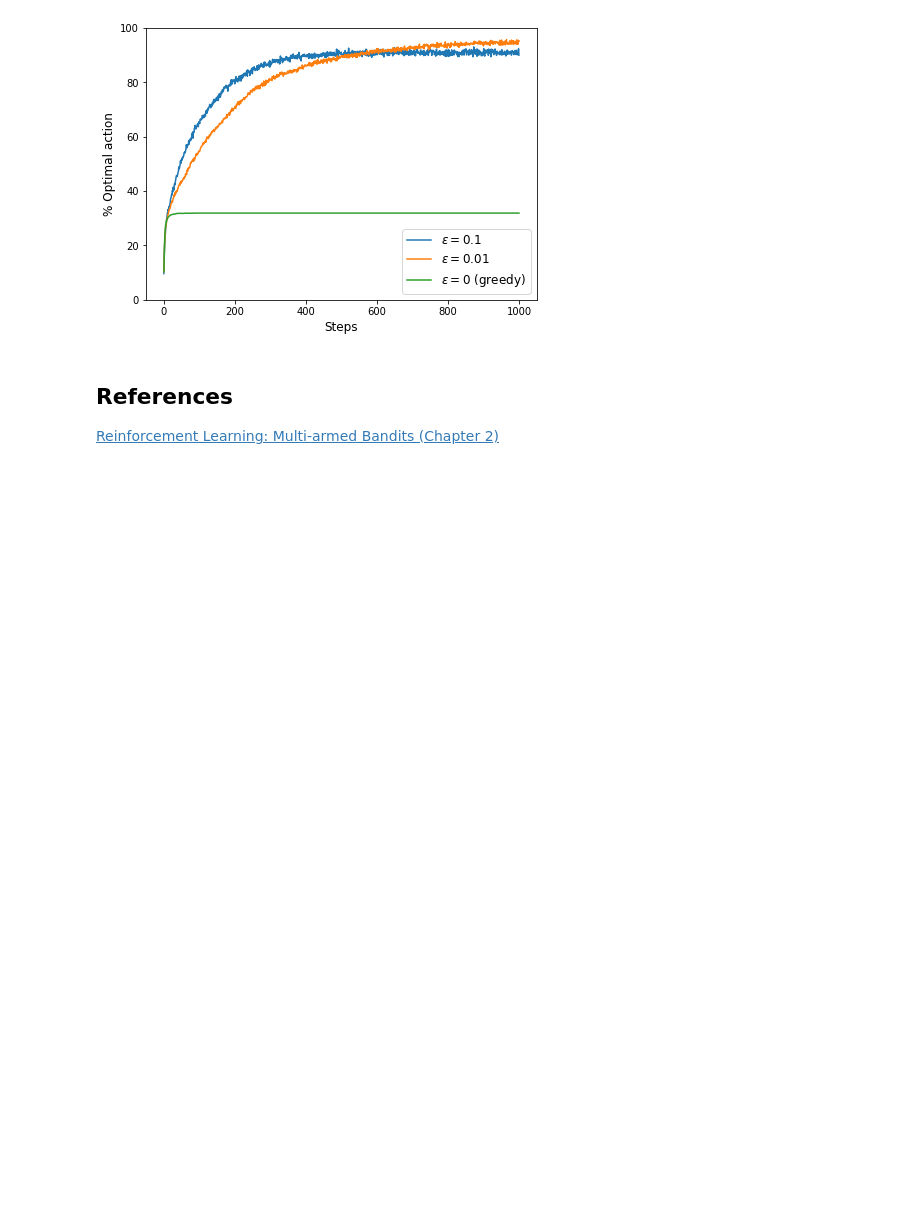
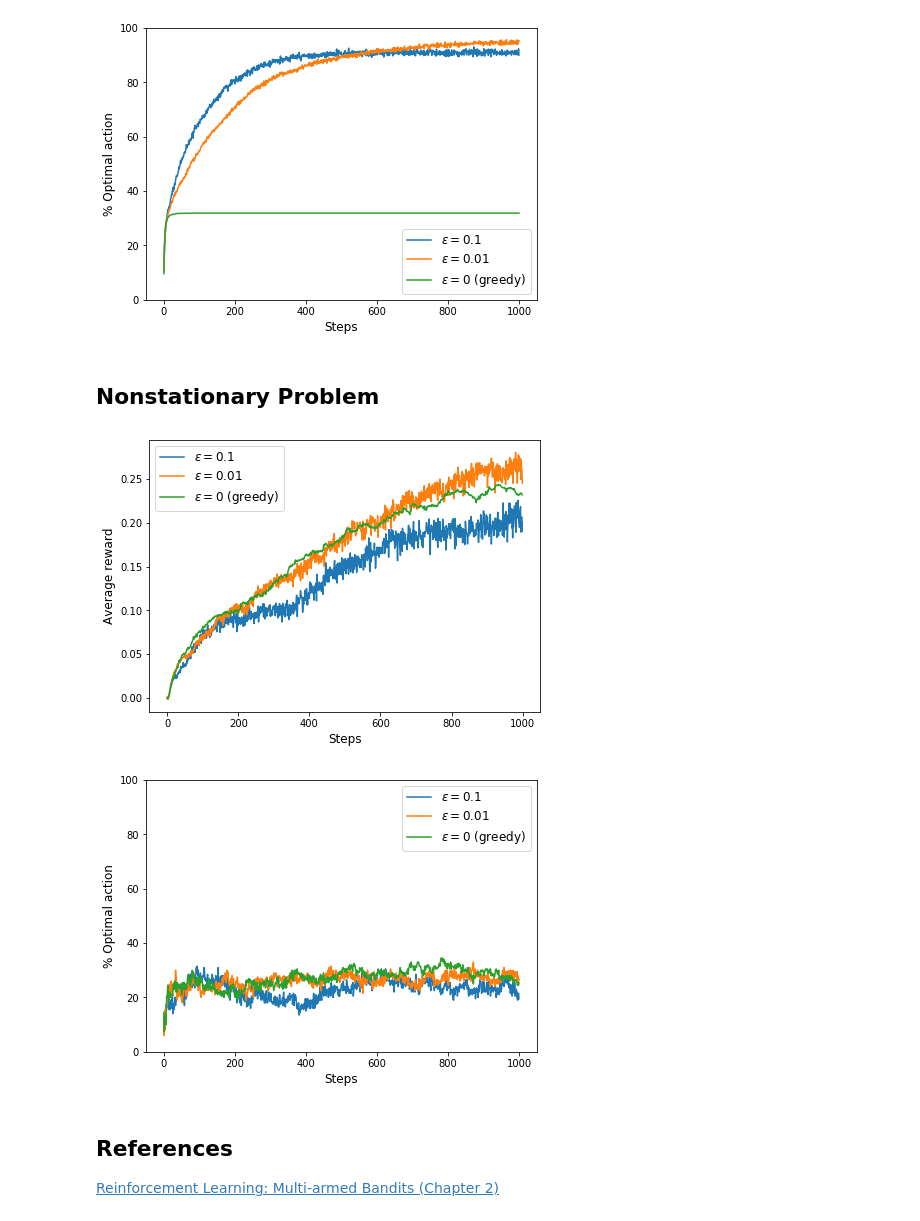
Before and after one commit to sgalella/kArmedBandit, a Jupyter notebook: notebooks/kArmedBandit.ipynb, the cells around one changed output. Saved outputs shown, nothing was run; the diff lists cells and outputs as text; code cells hidden in the pictures; blank space fills up the shorter version.

Commit message:
Add nonstationary problem

```diff
--- a/notebooks/kArmedBandit.ipynb
+++ b/notebooks/kArmedBandit.ipynb
@@ -42,9 +44,9 @@ A3 = np.zeros((num_runs, num_steps))
 
 # Run bandits
 for run in tqdm(range(num_runs)):
-    Q1, R1[run, :], A1[run, :] = utils.run_bandit(bandit, num_steps, epsilon=0.1, action=best_action)
-    Q2, R2[run, :], A2[run, :] = utils.run_bandit(bandit, num_steps, epsilon=0.05, action=best_action)
-    Q3, R3[run, :], A3[run, :] = utils.run_bandit(bandit, num_steps, epsilon=0, action=best_action)
+    Q1, R1[run, :], A1[run, :] = utils.run_bandit_stat(bandit, num_steps, epsilon=0.1)
+    Q2, R2[run, :], A2[run, :] = utils.run_bandit_stat(bandit, num_steps, epsilon=0.05)
+    Q3, R3[run, :], A3[run, :] = utils.run_bandit_stat(bandit, num_steps, epsilon=0)
 
 # Plot average reward
 plt.figure(figsize=(7, 5))
@@ -69,6 +71,49 @@ plt.show()
 # %% [output]
 [figure]
 [figure]
+# %% [markdown]
+## Nonstationary Problem
+# %%
+# Initialize variables
+k = 10
+num_steps = 1000
+num_runs = 200
+R1 = np.zeros((num_runs, num_steps))
+R2 = np.zeros((num_runs, num_steps))
+R3 = np.zeros((num_runs, num_steps))
+A1 = np.zeros((num_runs, num_steps))
+A2 = np.zeros((num_runs, num_steps))
+A3 = np.zeros((num_runs, num_steps))
+
+# Run bandits
+for run in tqdm(range(num_runs)):
+    Q1, R1[run, :], A1[run, :] = utils.run_bandit_nonstat(k, num_steps, epsilon=0.1, alpha=0.1)
+    Q2, R2[run, :], A2[run, :] = utils.run_bandit_nonstat(k, num_steps, epsilon=0.05, alpha=0.1)
+    Q3, R3[run, :], A3[run, :] = utils.run_bandit_nonstat(k, num_steps, epsilon=0, alpha=0.1)
+
+# Plot average reward
+plt.figure(figsize=(7, 5))
+plt.plot(np.mean(R1, axis=0))
+plt.plot(np.mean(R2, axis=0))
+plt.plot(np.mean(R3, axis=0))
+plt.xlabel("Steps", fontsize=12)
+plt.ylabel("Average reward", fontsize=12)
+plt.legend([r"$\epsilon = 0.1$", r"$\epsilon = 0.01$", r"$\epsilon = 0$ (greedy)"], fontsize=12)
+plt.show()
+
+# Plot % optimal action
+plt.figure(figsize=(7, 5))
+plt.plot(np.mean(A1, axis=0))
+plt.plot(np.mean(A2, axis=0))
+plt.plot(np.mean(A3, axis=0))
+plt.xlabel("Steps", fontsize=12)
+plt.ylabel("% Optimal action", fontsize=12)
+plt.yticks([0, 0.2, 0.4, 0.6, 0.8, 1], ["0", "20", "40", "60", "80", "100"])
+plt.legend([r"$\epsilon = 0.1$", r"$\epsilon = 0.01$", r"$\epsilon = 0$ (greedy)"], fontsize=12)
+plt.show()
+# %% [output]
+[figure, added]
+[figure, added]
 # %% [markdown]
 ## References
 [Reinforcement Learning: Multi-armed Bandits (Chapter 2)](https://mitpress.mit.edu/books/reinforcement-learning-second-edition)
```
Also changed, not shown: parts of 3 cells of this notebook, 1 other file.
